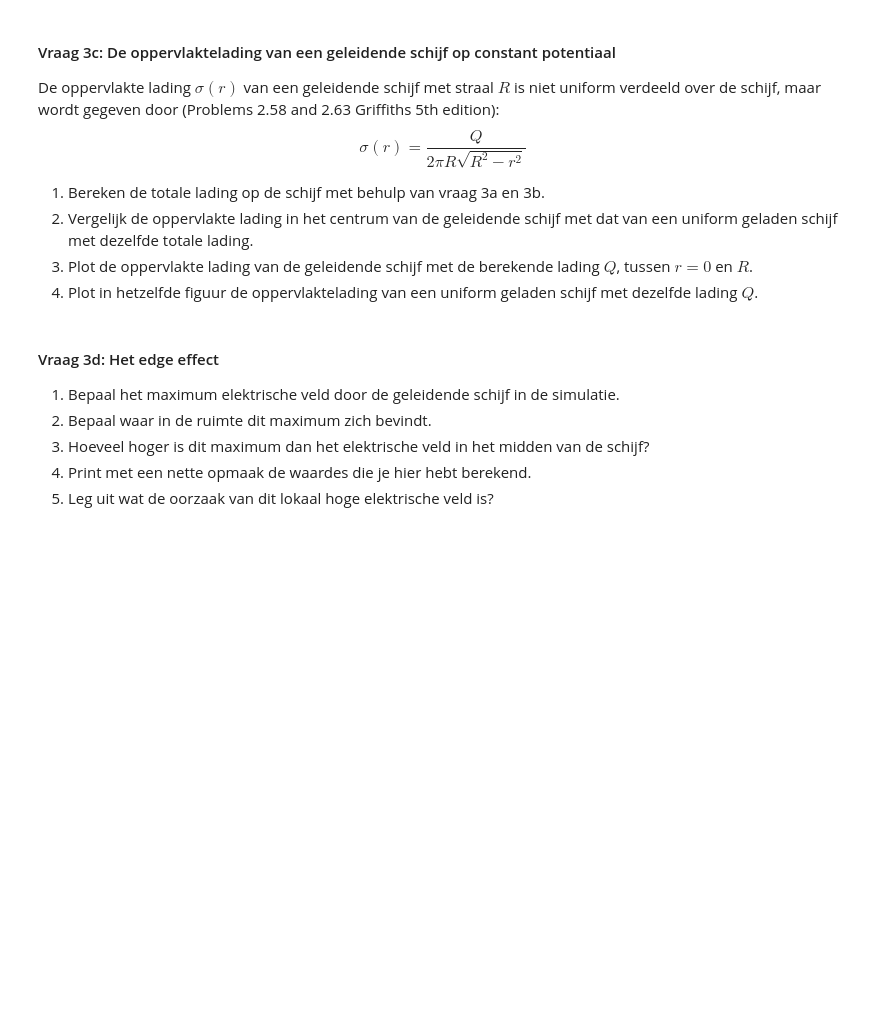
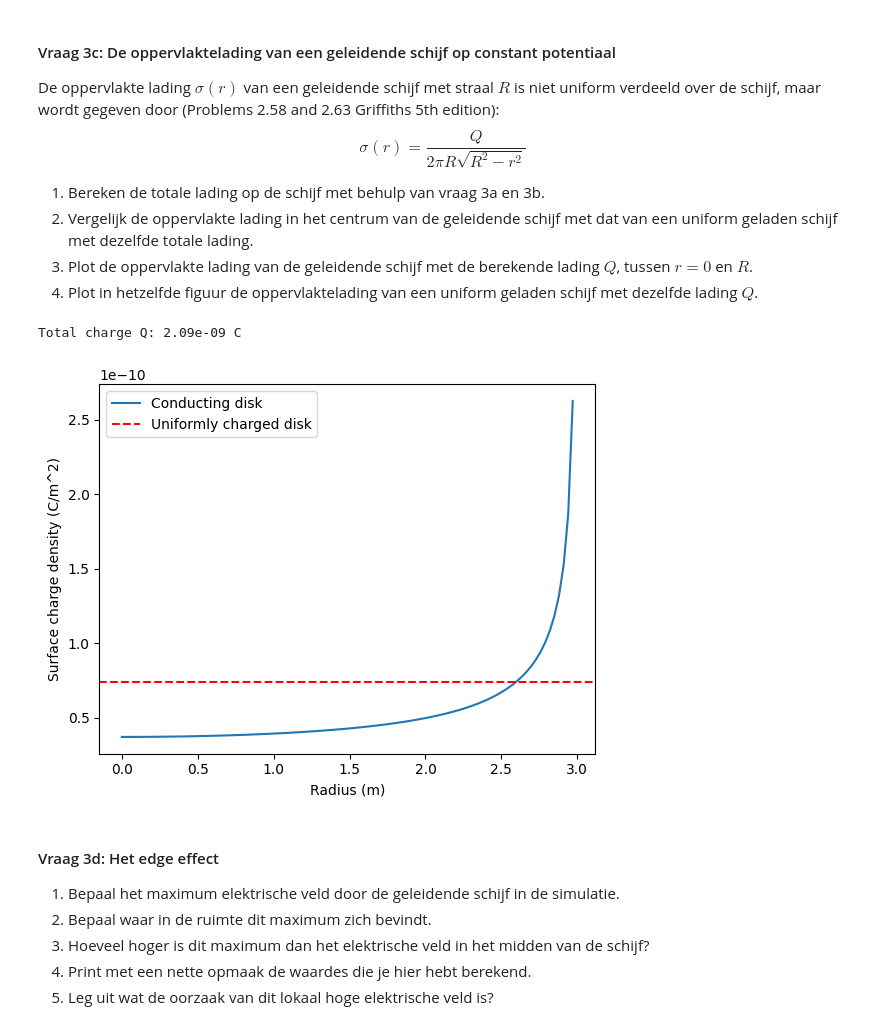
Before and after one commit to beanmachine123/opdrachten-DEF-D, a Jupyter notebook: DigitaleOntwerpopdrachten/1CondensatorOpdracht/CondensatorOntwerpopdracht.ipynb, the cells around one changed output. Saved outputs shown, nothing was run; the diff lists cells and outputs as text; code cells hidden in the pictures; blank space fills up the shorter version.

```diff
--- a/DigitaleOntwerpopdrachten/1CondensatorOpdracht/CondensatorOntwerpopdracht.ipynb
+++ b/DigitaleOntwerpopdrachten/1CondensatorOpdracht/CondensatorOntwerpopdracht.ipynb
@@ -449,5 +407,4 @@ You can approximate the total surface charge density $\sigma$ using Gauss's Law
 # %%
-epsilon_0 = 8.854e-12 # F/m
-sigma_center = 2 * epsilon_0 * E_center_norm
-print(f"Approximated surface charge in the middle of the disk: {sigma_center:.4e} C/m^2")
+sigma_center = epsilon0 * normE[idx_z1 + 1, 0]
+print(f"Approximated surface charge density at center: {sigma_center:.2e} C/m^2")
 # %% [output]
@@ -463,22 +420,22 @@ $$\sigma(r) = \frac{Q}{2 \pi R \sqrt{R^2 - r^2}}$$
 3. Plot de oppervlakte lading van de geleidende schijf met de berekende lading $Q$, tussen $r = 0$ en $R$.
 4. Plot in hetzelfde figuur de oppervlaktelading van een uniform geladen schijf met dezelfde lading $Q$.
 # %%
-R = disk_radius
-Q_total = sigma_center * 2 * np.pi * R**2
+Q_total = sigma_center * 2 * np.pi * disk_radius**2
+print(f"Total charge Q: {Q_total:.2e} C")
 
-r_vals = np.linspace(0, R * 0.99, 500)
-sigma_conducting = Q_total / (2 * np.pi * R * np.sqrt(R**2 - r_vals**2))
-sigma_uniform = np.full_like(r_vals, Q_total / (np.pi * R**2))
+r_plot = np.linspace(0, disk_radius * 0.99, 100)
+sigma_conducting = Q_total / (2 * np.pi * disk_radius * np.sqrt(disk_radius**2 - r_plot**2))
+sigma_uniform = Q_total / (np.pi * disk_radius**2)
 
-plt.figure(figsize=(8, 5))
-plt.plot(r_vals, sigma_conducting, label="Conducting Disk")
-plt.plot(r_vals, sigma_uniform, label="Uniformly Charged Disk", linestyle='--')
-plt.title("Surface Charge Density vs Radius")
-plt.xlabel("Radius r (m)")
-plt.ylabel("Surface Charge Density (C/m^2)")
+plt.plot(r_plot, sigma_conducting, label="Conducting disk")
+plt.axhline(sigma_uniform, color='r', linestyle='--', label="Uniformly charged disk")
+plt.xlabel("Radius (m)")
+plt.ylabel("Surface charge density (C/m^2)")
 plt.legend()
-plt.grid(True)
 plt.show()
+# %% [output]
+Total charge Q: 2.09e-09 C
+[figure, added]
 # %% [markdown]
 #### Vraag 3d: Het edge effect
 
```
Also changed, not shown: parts of 22 cells of this notebook, 2 other files.
